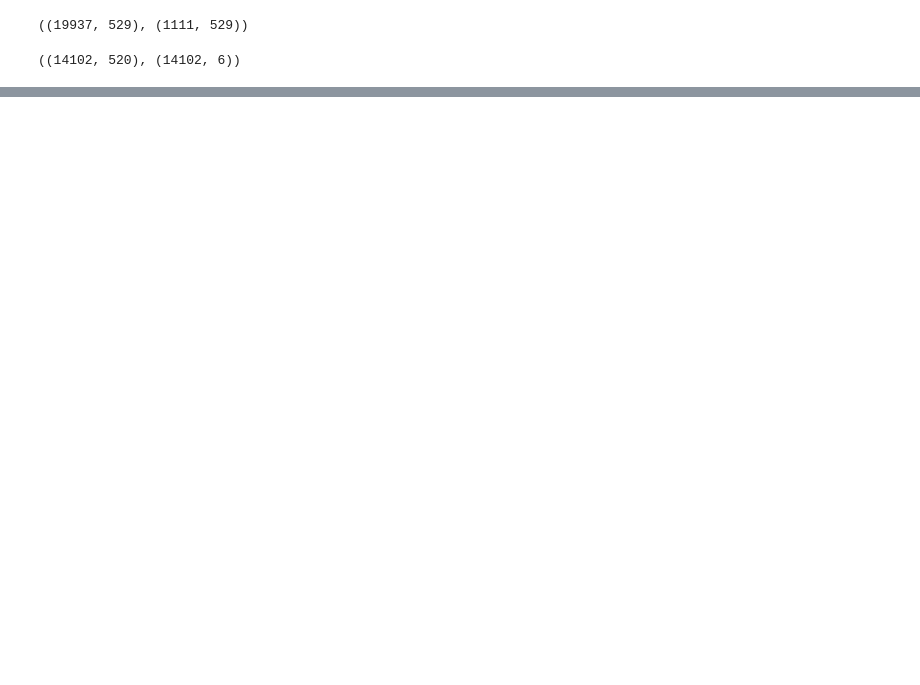
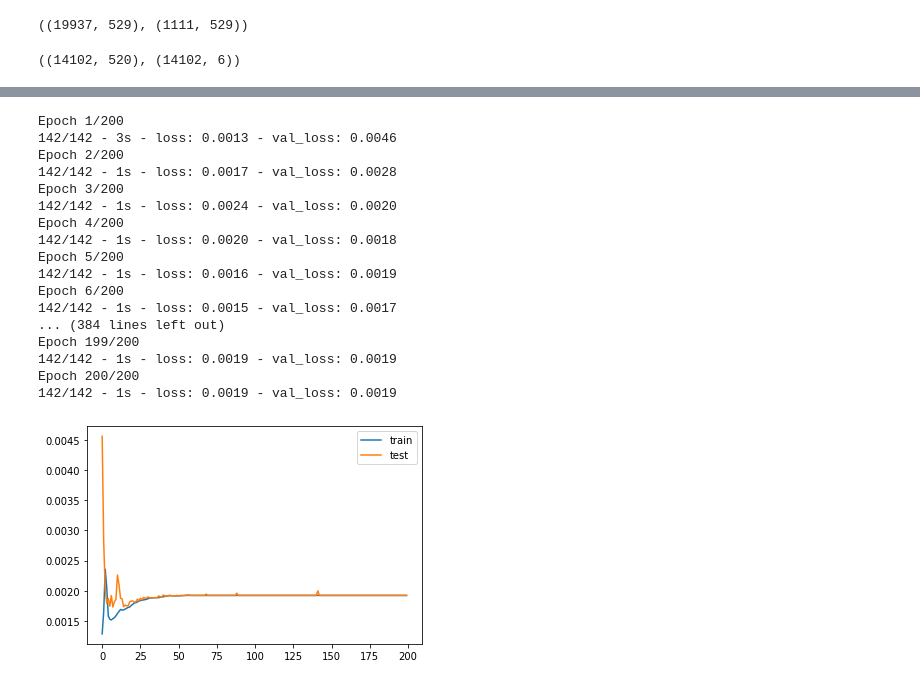
Before and after one commit to navneetslovely/Wifi_RSSI_localization, a Jupyter notebook: paper_simulation_MLP.ipynb, the cells around one changed output, grey strips where cells are left out. Cells and saved outputs as stored; diff of their text form; code cells hidden in the pictures; blank space fills up the shorter version.

```diff
--- a/paper_simulation_MLP.ipynb
+++ b/paper_simulation_MLP.ipynb
@@ -153,0 +155,42 @@ Epoch 200/200
+# %%
+#with different activation function >>> relu
+
+output_relu = Dense(n_inputs, activation='relu')(d)
+# define autoencoder model
+model = Model(inputs=visible, outputs=output_relu)
+# compile autoencoder model
+model.compile(optimizer='adam', loss='mse')
+# %%
+# plot the autoencoder
+plot_model(model, 'autoencoder_no_compress_relu.png', show_shapes=True)
+# fit the autoencoder model to reconstruct input
+history = model.fit(X_train, X_train, epochs=200, batch_size=100, verbose=2, validation_data=(X_test,X_test))
+# plot loss
+pyplot.plot(history.history['loss'], label='train')
+pyplot.plot(history.history['val_loss'], label='test')
+pyplot.legend()
+pyplot.show()
+# define an encoder model (without the decoder)
+encoder = Model(inputs=visible, outputs=bottleneck)
+plot_model(encoder, 'encoder_no_compress_relu.png', show_shapes=True)
+# save the encoder to file
+encoder.save('encoder_relu.h5')
+# %% [output]
+Epoch 1/200
+142/142 - 3s - loss: 0.0013 - val_loss: 0.0046
+Epoch 2/200
+142/142 - 1s - loss: 0.0017 - val_loss: 0.0028
+Epoch 3/200
+142/142 - 1s - loss: 0.0024 - val_loss: 0.0020
+Epoch 4/200
+142/142 - 1s - loss: 0.0020 - val_loss: 0.0018
+Epoch 5/200
+142/142 - 1s - loss: 0.0016 - val_loss: 0.0019
+Epoch 6/200
+142/142 - 1s - loss: 0.0015 - val_loss: 0.0017
+... (384 lines left out)
+Epoch 199/200
+142/142 - 1s - loss: 0.0019 - val_loss: 0.0019
+Epoch 200/200
+142/142 - 1s - loss: 0.0019 - val_loss: 0.0019
+[figure, added]
```
Also changed, not shown: parts of 2 cells of this notebook.
